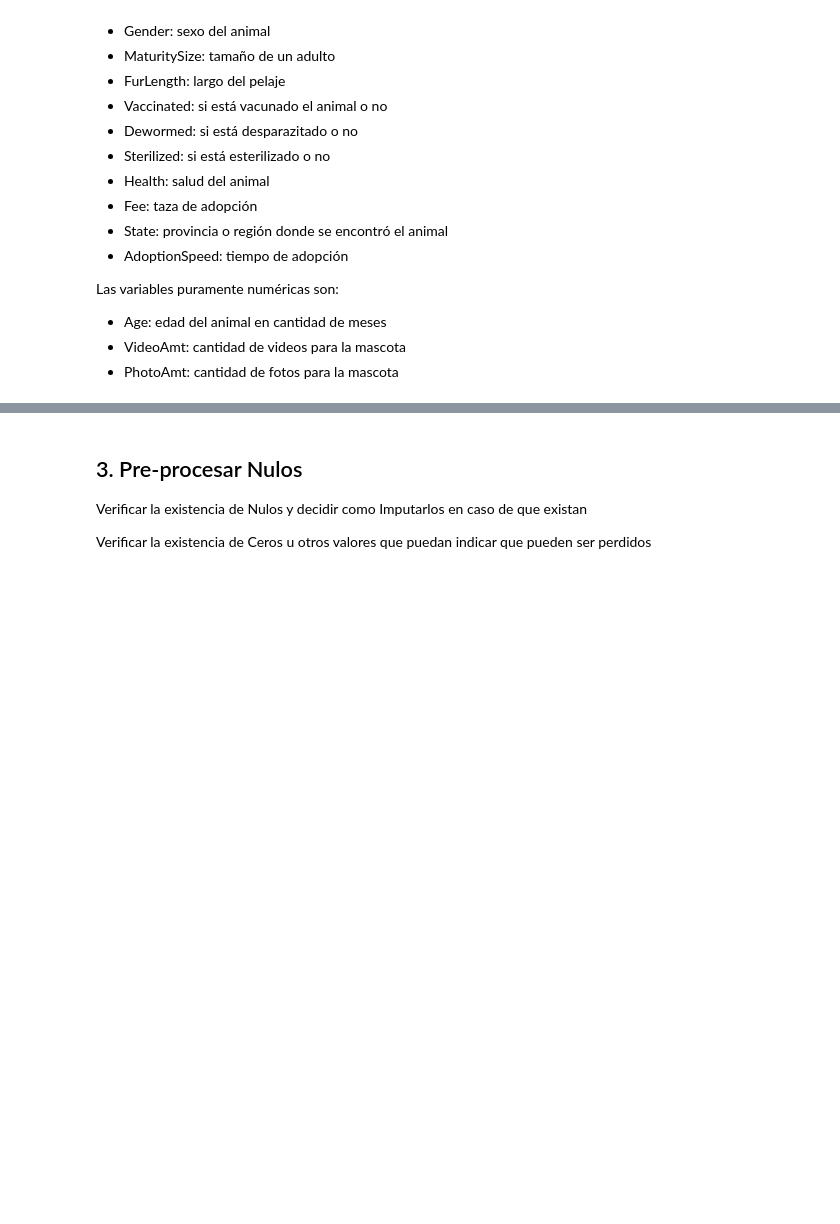
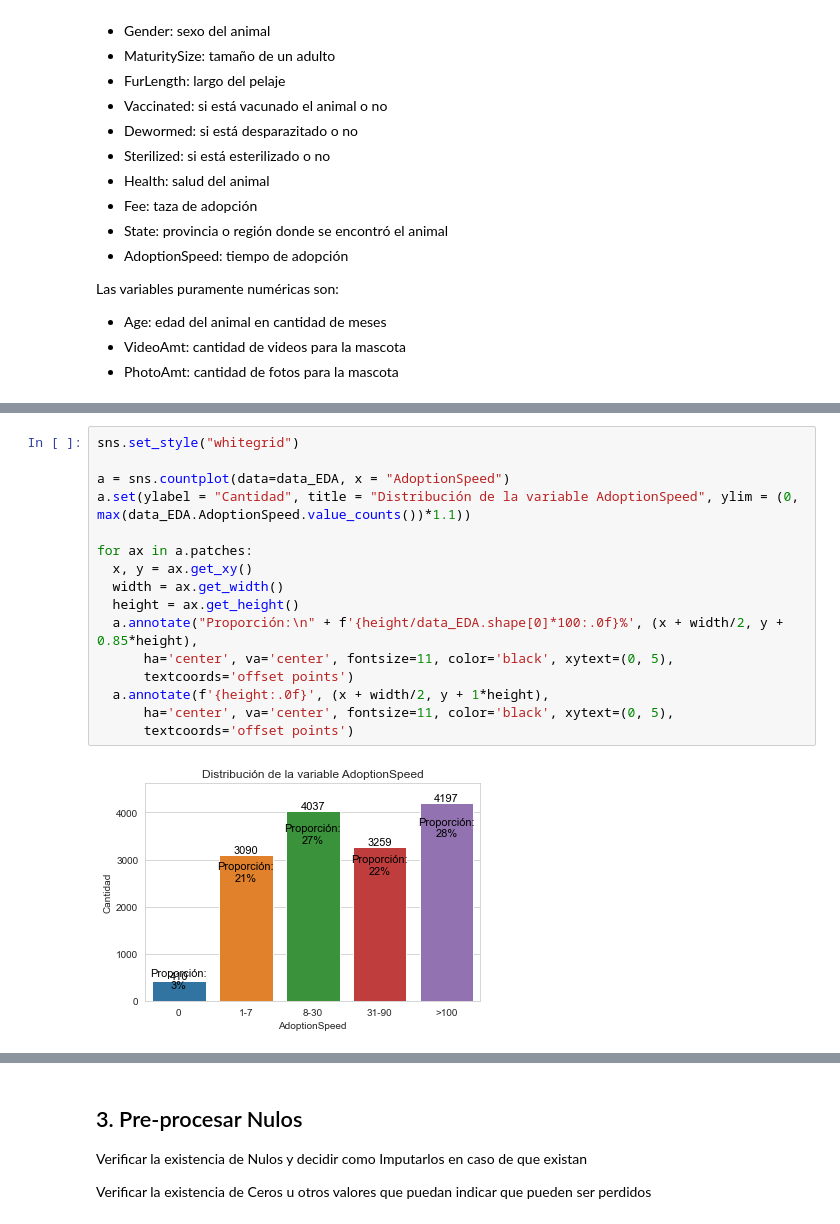
Before and after one commit to rstvz90/DMA_LAB2, a Jupyter notebook: TP Final/TP-Final-Grupo4.ipynb, the cells around one changed output, grey strips where cells are left out. Drawn from its saved outputs; the diff is of its cells as text; blank space fills up the shorter version.

```diff
--- a/TP Final/TP-Final-Grupo4.ipynb
+++ b/TP Final/TP-Final-Grupo4.ipynb
@@ -188,0 +326,18 @@ Las variables puramente numéricas son:
+# %%
+sns.set_style("whitegrid")
+
+a = sns.countplot(data=data_EDA, x = "AdoptionSpeed")
+a.set(ylabel = "Cantidad", title = "Distribución de la variable AdoptionSpeed", ylim = (0, max(data_EDA.AdoptionSpeed.value_counts())*1.1))
+
+for ax in a.patches:
+  x, y = ax.get_xy()
+  width = ax.get_width()
+  height = ax.get_height()
+  a.annotate("Proporción:\n" + f'{height/data_EDA.shape[0]*100:.0f}%', (x + width/2, y + 0.85*height),
+      ha='center', va='center', fontsize=11, color='black', xytext=(0, 5),
+      textcoords='offset points')
+  a.annotate(f'{height:.0f}', (x + width/2, y + 1*height),
+      ha='center', va='center', fontsize=11, color='black', xytext=(0, 5),
+      textcoords='offset points')
+# %% [output]
+[figure, added]
```
Also changed, not shown: parts of 92 cells of this notebook, 3 other files.
